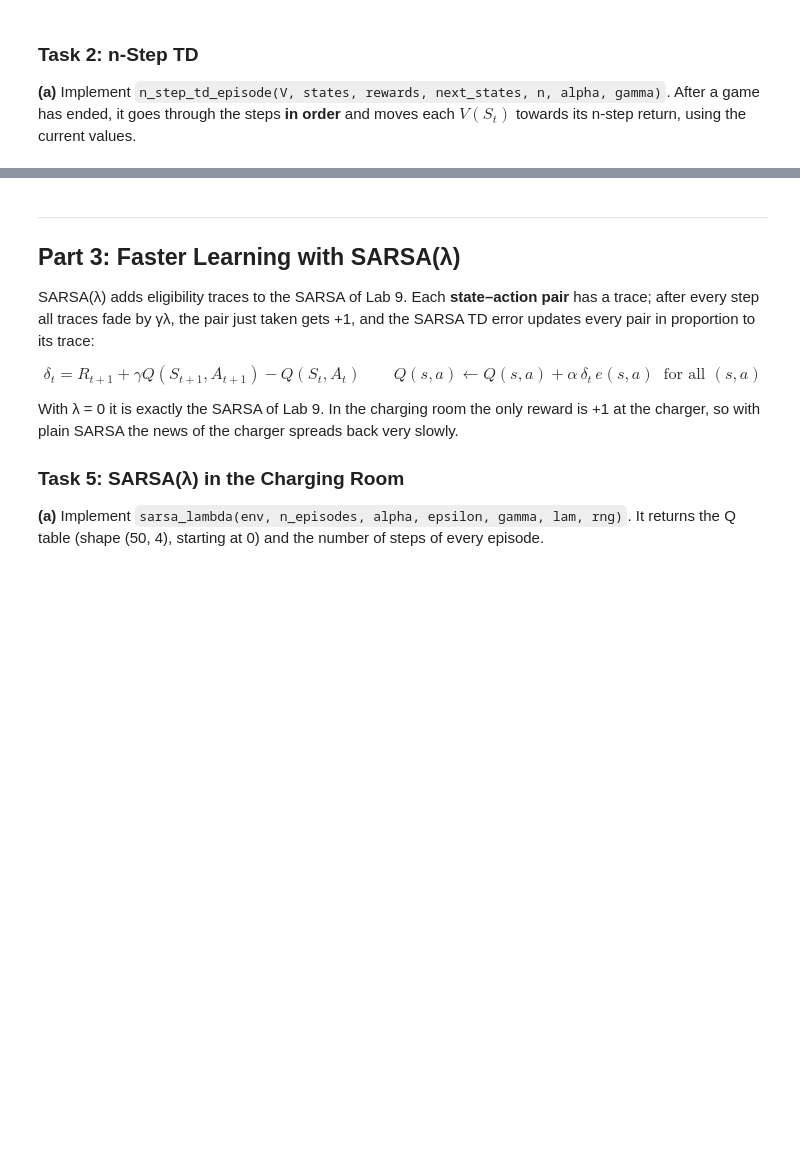
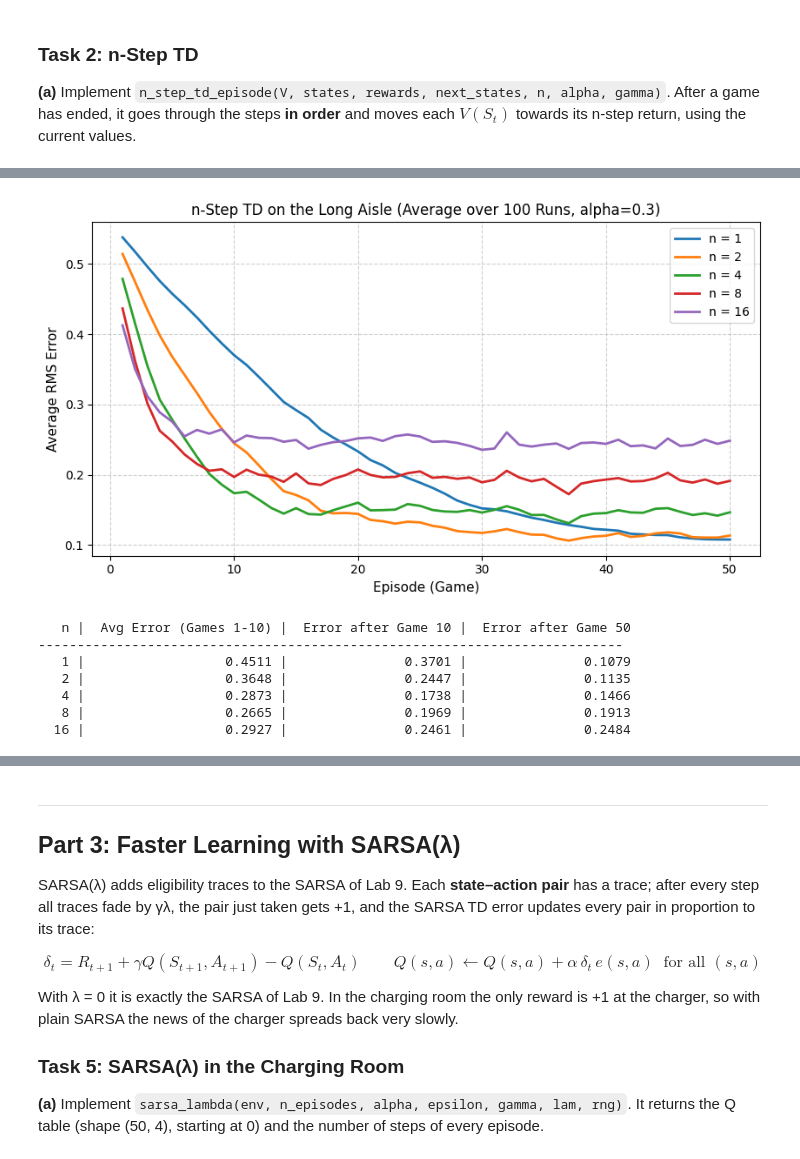
Before and after one commit to SikandarHussain6858/RL_labs, a Jupyter notebook: RL_Lab10_502808.ipynb, the cells around one changed output, grey strips where cells are left out. Saved outputs shown, nothing was run; the diff lists cells and outputs as text; code cells hidden in the pictures; blank space fills up the shorter version.

```diff
--- a/RL_Lab10_502808.ipynb
+++ b/RL_Lab10_502808.ipynb
@@ -301,19 +363,21 @@ V_snapshot[5:10] = [0.3, 0.2, 0.4, 0.6, 0.8]
 # %%
 def n_step_td_episode(V, states, rewards, next_states, n, alpha, gamma):
     # For t = 0, 1, ..., T-1 (in order): V[states[t]] += alpha * (G_t^(n) - V[states[t]])
-    # TODO (use n_step_return)
-    # your code here
-
-    pass
+    T = len(states)
+    for t in range(T):
+        s = states[t]
+        G = n_step_return(rewards, next_states, t, n, V, gamma)
+        V[s] += alpha * (G - V[s])
 
 
 def n_step_td(env, policy, n, n_episodes, alpha, gamma, rng):
     # Plays n_episodes games and returns V and the RMS error after every game.
     V = np.zeros(AISLE_N)
     errors = np.zeros(n_episodes)
-    # TODO: for every game: run_episode, then n_step_td_episode, then record rms_error(V)
-    # your code here
-
+    for ep in range(n_episodes):
+        states, actions, rewards, next_states = run_episode(env, policy, rng)
+        n_step_td_episode(V, states, rewards, next_states, n, alpha, gamma)
+        errors[ep] = rms_error(V)
     return V, errors
 # %% [markdown]
 **Predict first.** For n = 1, 2, 4, 8 and 16, which n do you expect to give the smallest error after 10 games? After 50 games?
@@ -322,8 +388,57 @@ def n_step_td(env, policy, n, n_episodes, alpha, gamma, rng):
 
 **(b)** For each n ∈ {1, 2, 4, 8, 16}, run 100 independent runs of 50 games (run $k$ uses `np.random.default_rng(SEED + k)`), with α = 0.3 and γ = 1. Plot the average RMS error against the number of games, one line per n, and complete Table 5.
 # %%
-# TODO: 100 runs x 50 games for each n; average error curves on one labelled plot; Table 5.
-# your code here
+# 100 runs x 50 games for each n; average error curves on one labelled plot; Table 5.
+n_values = [1, 2, 4, 8, 16]
+n_runs = 100
+n_episodes = 50
+alpha = 0.3
+gamma = 1.0
+
+aisle_env = AisleEnv()
+table5_data = {}
+all_n_errors = {}
+
+plt.figure(figsize=(8.5, 4.8))
+
+for n in n_values:
+    runs_errors = np.zeros((n_runs, n_episodes))
+    for k in range(n_runs):
+        rng = np.random.default_rng(SEED + k)
+        _, errs = n_step_td(aisle_env, random_policy, n, n_episodes, alpha, gamma, rng)
+        runs_errors[k] = errs
+    mean_errors = runs_errors.mean(axis=0)
+    all_n_errors[n] = mean_errors
+
+    avg_1_10 = mean_errors[:10].mean()
+    err_10 = mean_errors[9]
+    err_50 = mean_errors[49]
+    table5_data[n] = (avg_1_10, err_10, err_50)
+
+    plt.plot(range(1, n_episodes + 1), mean_errors, label=f"n = {n}", lw=2)
+
+plt.xlabel("Episode (Game)", fontsize=11)
+plt.ylabel("Average RMS Error", fontsize=11)
+plt.title("n-Step TD on the Long Aisle (Average over 100 Runs, alpha=0.3)", fontsize=12)
+plt.grid(True, linestyle="--", alpha=0.6)
+plt.legend(fontsize=10)
+plt.tight_layout()
+plt.show()
+
+print(f"{'n':>4} | {'Avg Error (Games 1-10)':>23} | {'Error after Game 10':>20} | {'Error after Game 50':>20}")
+print("-" * 75)
+for n in n_values:
+    avg_1_10, err_10, err_50 = table5_data[n]
+    print(f"{n:4d} | {avg_1_10:23.4f} | {err_10:20.4f} | {err_50:20.4f}")
+# %% [output]
+[figure, added]
+   n |  Avg Error (Games 1-10) |  Error after Game 10 |  Error after Game 50
+---------------------------------------------------------------------------
+   1 |                  0.4511 |               0.3701 |               0.1079
+   2 |                  0.3648 |               0.2447 |               0.1135
+   4 |                  0.2873 |               0.1738 |               0.1466
+   8 |                  0.2665 |               0.1969 |               0.1913
+  16 |                  0.2927 |               0.2461 |               0.2484
 # %% [markdown]
 | n | Average error over games 1–10 | Error after game 10 | Error after game 50 |
 |---|---|---|---|
```
Also changed, not shown: parts of 24 cells of this notebook.
